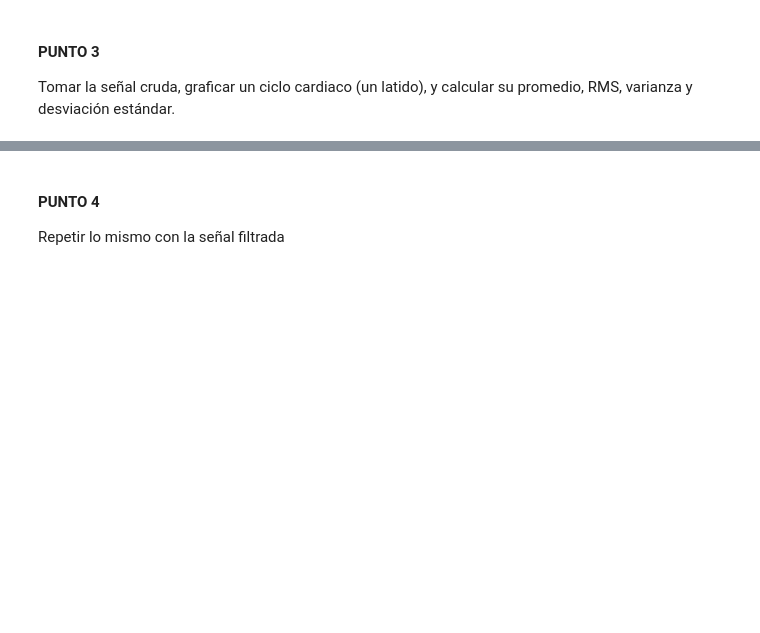
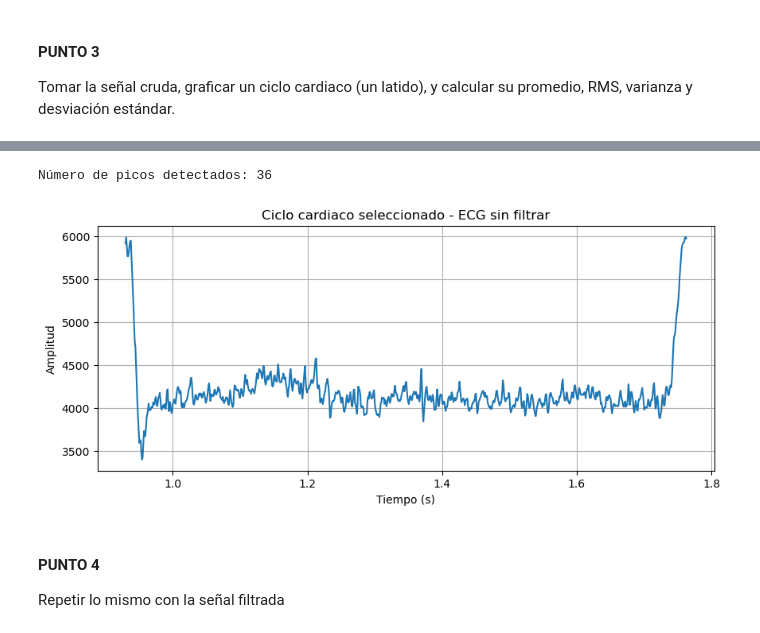
Before and after one commit to Lauren0407/Biosenales-LaurenCordero-AlmaOlea, a Jupyter notebook: Practica_2/Taller2.ipynb, the cells around one changed output, grey strips where cells are left out. Saved outputs shown, nothing was run; the diff lists cells and outputs as text; code cells hidden in the pictures; blank space fills up the shorter version.

```diff
--- a/Practica_2/Taller2.ipynb
+++ b/Practica_2/Taller2.ipynb
@@ -88,3 +92,29 @@ Tomar la señal cruda, graficar un ciclo cardiaco (un latido), y calcular su pro
+# %%
+# Buscamos los picos R en la señal filtrada (es más limpia, mejor para detectar)
+# height=800 -> solo cuenta picos con amplitud mayor a 800 para evitar que tome picos equivocados
+# distance=0.4*Fs -> los picos deben estar separados al menos 0.4 segundos (un corazón normal no late más rápido que cada 0.4s, o sea, max 150 lpm)
+picos, _ = find_peaks(señal_filt, height=800, distance=int(0.4*fs))
+
+print("Número de picos detectados:", len(picos))
+
+# Tomamos el ciclo entre el segundo pico y el tercero
+inicio = picos[1]
+fin = picos[2]
+
+t_ciclo = t[inicio:fin] # instante de tiempo donde empieza y termina el ciclo que selecionamos
+ciclo_sinfiltrar = señal_cruda[inicio:fin] # instante donde empieza y termina la señal
+
+# Graficamos
+plt.figure(figsize=(10,4))
+plt.plot(t_ciclo, ciclo_sinfiltrar)
+plt.title('Ciclo cardiaco seleccionado - ECG sin filtrar')
+plt.xlabel('Tiempo (s)')
+plt.ylabel('Amplitud')
+plt.grid()
+plt.show()
+# %% [output]
+Número de picos detectados: 36
+[figure, added]
 # %% [markdown]
 #### PUNTO 4
 
```
Also changed, not shown: parts of 5 cells of this notebook.
